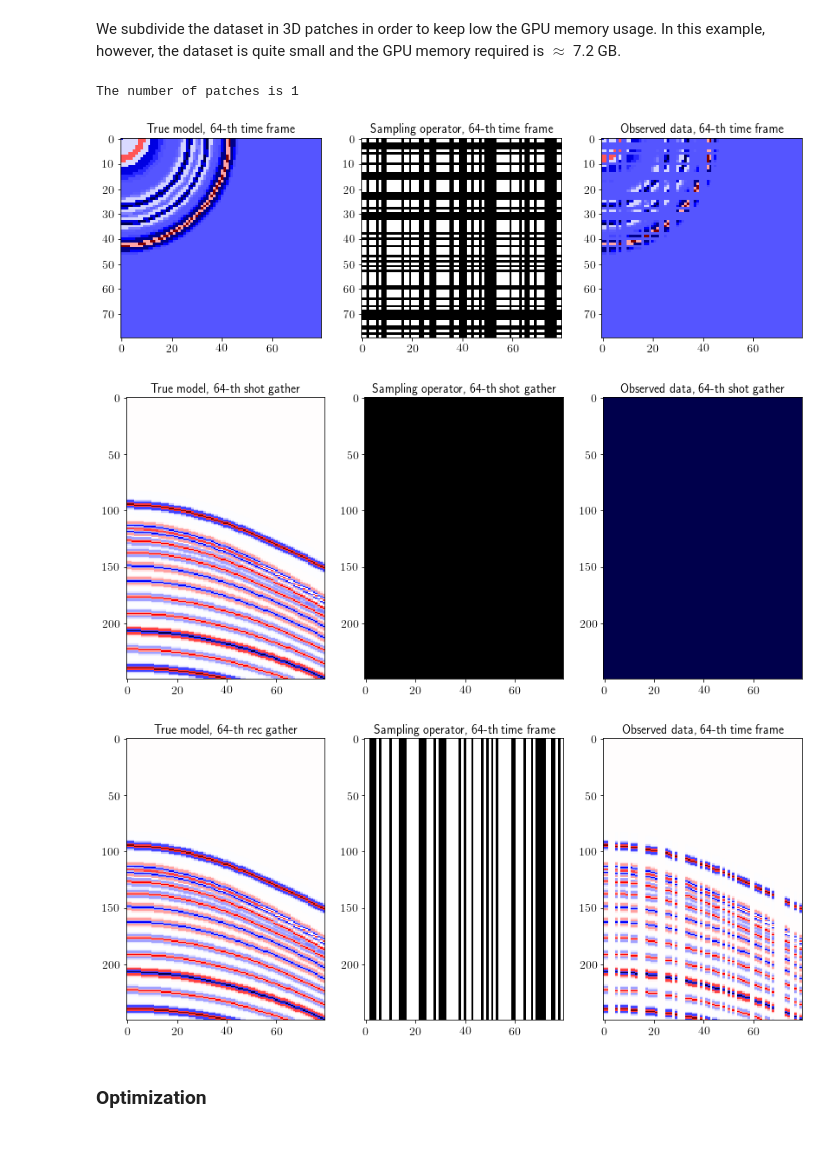
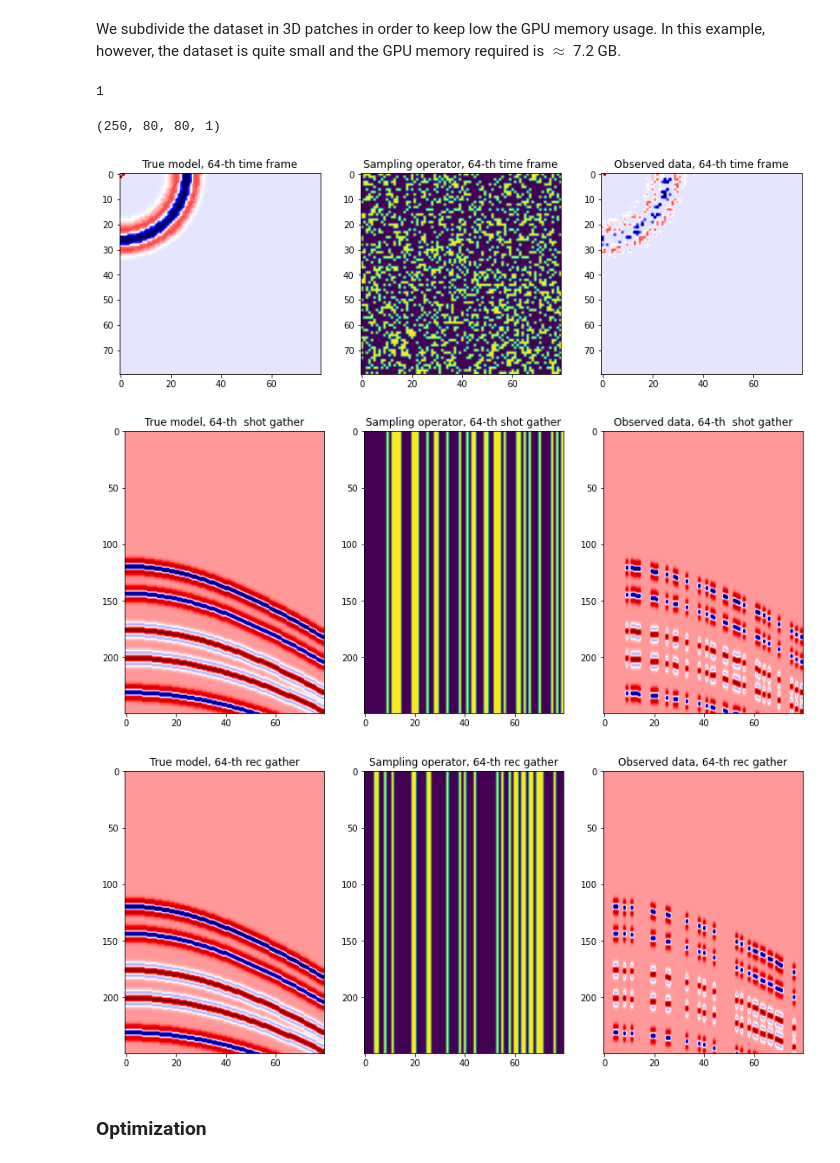
Before and after one commit to polimi-ispl/deep_prior_interpolation, a Jupyter notebook: proof_of_concept.ipynb, the cells around one changed output. Saved outputs shown, nothing was run; the diff lists cells and outputs as text; code cells hidden in the pictures.

```diff
--- a/proof_of_concept.ipynb
+++ b/proof_of_concept.ipynb
@@ -41,12 +35,18 @@ rcParams.update(params)
 ### Parameters
 # %%
 args = Namespace(
-    imgdir = './data/',
+    imgdir = './datasets/hyperbolic3d/',
     outdir = './results/',
-    imgname = ['hyperbolic3d.npy'],
-    maskname = ['hyperbolic3d_irregular_066.npy'],
+    imgname = ['original.npy'],
+    maskname = ['random66_shot1.npy'],
     gain = [20.],
+    loss = 'mse',
+    patch_shape = (250,80,80),
+    patch_stride = (300,80,80),
+    adirandel= 0.1,
     datadim = '3d',
+    filter_noise_with_wavelet = None,
+    data_forgetting_factor =0,
     slice=None,
     imgchannel=1,
     gpu=-1,
@@ -57,10 +57,17 @@ args = Namespace(
     inputdepth=64,
     upsample='trilinear',
     inittype='xavier',
+    net='unet',
     initgain=0.02,
     savemodel=False,
     epochs=3000,
     lr=1e-3,
+    lr_factor=0.1,
+    lr_thresh=1e-4,
+    lr_patience=10,
+    earlystop_patience=10,
+    earlystop_min_delta=0,
+    reduce_lr=True,
     save_every=10000,
     loss_max=30.,
     param_noise=False,
@@ -105,6 +112,8 @@ T = Training(args, outpath, dtype=dtype)
 # %% [markdown]
 We subdivide the dataset in 3D patches in order to keep low the GPU memory usage. In this example, however, the dataset is quite small and the GPU memory required is $\approx$ 7.2 GB.
 # %%
-patches_list = get_patch(args)
+patches_list=extract_patches(args)
-# %% [output]
-The number of patches is 1
+# %%
+len(patches_list)
+# %% [output]
+1
@@ -111,38 +122,42 @@ The number of patches is 1
+# %%
+patch['image'].shape
+# %% [output]
+(250, 80, 80, 1)
 # %%
-patch = patches_list[0]
+
 t = 64  # time index
 x = 64  # receiver index
 y = 64  # shot index
 
 plt.figure(figsize=(14,6))
 plt.subplot(131), plt.title('True model, %i-th time frame' % t)
-plt.imshow(patch['img'][t].squeeze(), cmap='seismic')
+plt.imshow(patch['image'][t].squeeze(), cmap='seismic')
 plt.subplot(132), plt.title('Sampling operator, %i-th time frame' % t)
 plt.imshow(patch['mask'][t].squeeze())
 plt.subplot(133), plt.title('Observed data, %i-th time frame' % t)
-plt.imshow((patch['img'][t]*patch['mask'][t]).squeeze(), cmap='seismic')
+plt.imshow((patch['image'][t]*patch['mask'][t]).squeeze(), cmap='seismic')
 plt.show()
 
 plt.figure(figsize=(14,6))
 plt.subplot(131), plt.title('True model, %i-th  shot gather' % y)
-plt.imshow(patch['img'][:,y].squeeze(), cmap='seismic', aspect='auto')
+plt.imshow(patch['image'][:,y].squeeze(), cmap='seismic', aspect='auto')
 plt.subplot(132), plt.title('Sampling operator, %i-th shot gather' % y)
 plt.imshow(patch['mask'][:,y].squeeze(), aspect='auto')
 plt.subplot(133), plt.title('Observed data, %i-th  shot gather' % y)
-plt.imshow((patch['img'][:,y]*patch['mask'][:,y]).squeeze(), cmap='seismic', aspect='auto')
+plt.imshow((patch['image'][:,y]*patch['mask'][:,y]).squeeze(), cmap='seismic', aspect='auto')
 plt.show()
 
 plt.figure(figsize=(14,6))
 plt.subplot(131), plt.title('True model, %i-th rec gather' % x)
-plt.imshow(patch['img'][:,:,x].squeeze(), cmap='seismic', aspect='auto')
+plt.imshow(patch['image'][:,:,x].squeeze(), cmap='seismic', aspect='auto')
 plt.subplot(132), plt.title('Sampling operator, %i-th rec gather' % x)
 plt.imshow(patch['mask'][:,:,x].squeeze(), aspect='auto')
 plt.subplot(133), plt.title('Observed data, %i-th rec gather' % x)
-plt.imshow((patch['img'][:,:,x]*patch['mask'][:,:,x]).squeeze(), cmap='seismic', aspect='auto')
+plt.imshow((patch['image'][:,:,x]*patch['mask'][:,:,x]).squeeze(), cmap='seismic', aspect='auto')
 plt.show()
 # %% [output]
-[figure, old version]
+[figure, new version]
-[figure, old version]
+[figure, new version]
-[figure, old version]
+[figure, new version]
 # %% [markdown]
 ### Optimization
```
Also changed, not shown: parts of 12 cells of this notebook, 4 other files.
